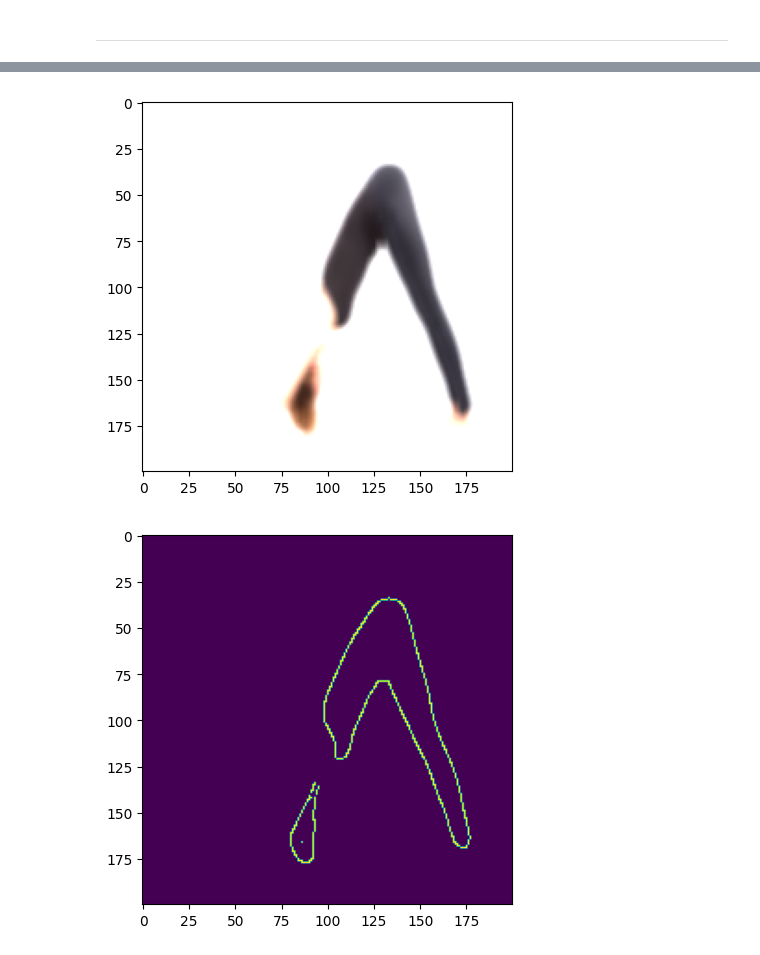
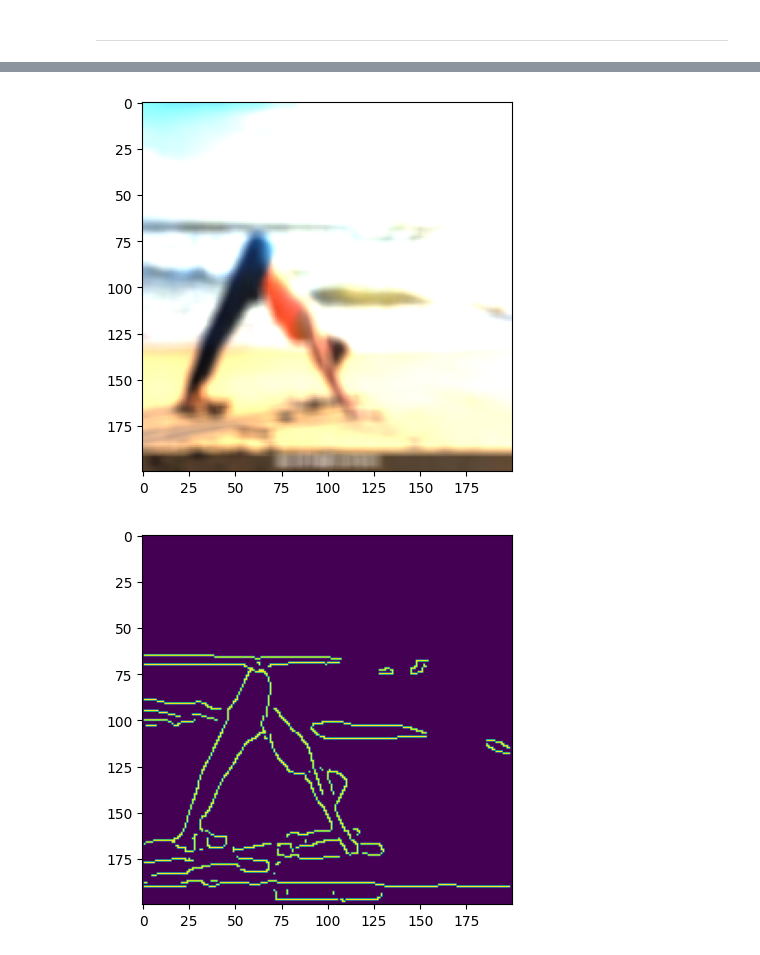
Before and after one commit to jakub-kowalik/analiza-obrazow-cyfrowych-projekt, a Jupyter notebook: src/notebooks/yoga_centroid.ipynb, the cells around one changed output, grey strips where cells are left out. Saved outputs shown, nothing was run; the diff lists cells and outputs as text; code cells hidden in the pictures.

```diff
--- a/src/notebooks/yoga_centroid.ipynb
+++ b/src/notebooks/yoga_centroid.ipynb
@@ -153,16 +157,17 @@ plt.show()
 # %%
-filtered_img = skimage.filters.gaussian(dataset[sample_idx], sigma=3, channel_axis=-1)
+sample_idx = 290
+# filtered_img = skimage.filters.gaussian(dataset[sample_idx], sigma=3, channel_axis=-1)
 
 kernel = np.ones((7,7), np.float32) / 25
 dst = cv2.filter2D(dataset[sample_idx], -1, kernel)
 plt.imshow(dst)
 plt.show()
 # %% [output]
-[figure, old version]
+[figure, new version]
 # %%
 filtered_img = cv2.cvtColor(dst, cv2.COLOR_RGB2GRAY)
 plt.imshow(skimage.feature.canny(filtered_img))
 plt.show()
 # %% [output]
-[figure, old version]
+[figure, new version]
 # %%
```
Also changed, not shown: parts of 23 cells of this notebook.
